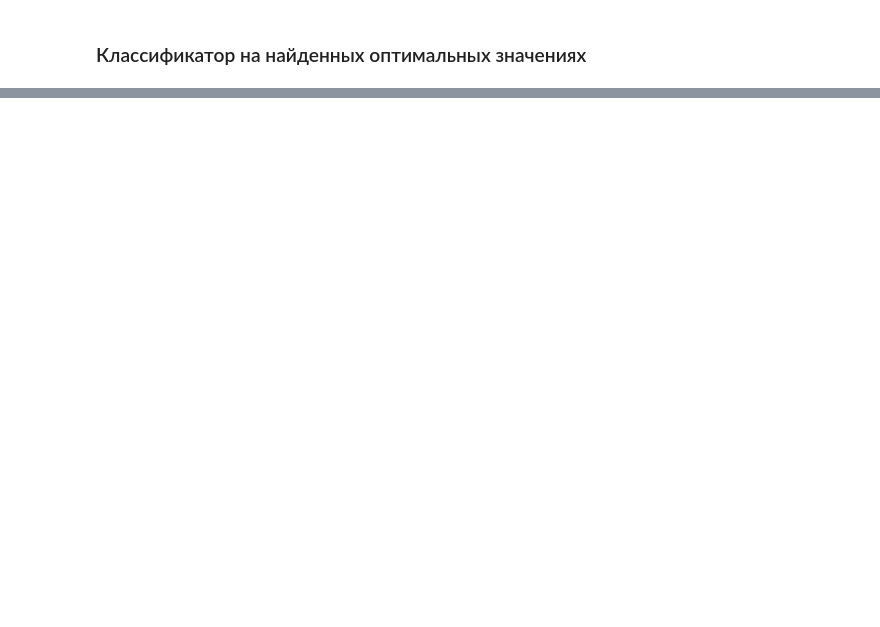
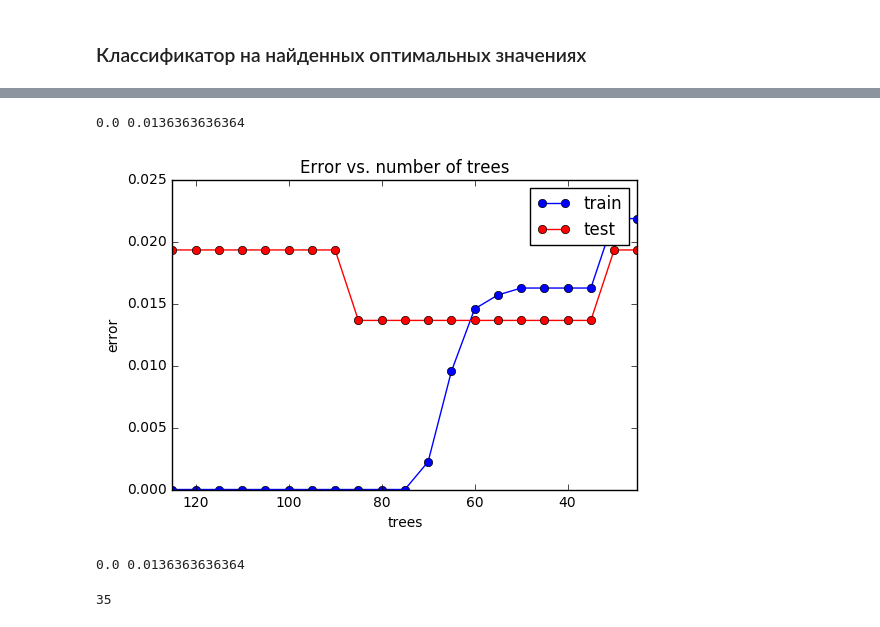
Before and after one commit to ibabaev/MachineLearning, a Jupyter notebook: homework_1.ipynb, the cells around one changed output, grey strips where cells are left out. Drawn from its saved outputs; the diff is of its cells as text; code cells hidden in the pictures; blank space fills up the shorter version.

```diff
--- a/homework_1.ipynb
+++ b/homework_1.ipynb
@@ -670,0 +745,11 @@ print(np.mean(y_train != y_train_pred), np.mean(y_test != y_test_pred))
+# %%
+#На исходном наборе данных с помощью нейронных сетей решается задача классификации,
+#а именно определение занятости комнаты с помощью Extremely Randomized Trees.
+#Разобьем данные на обучающую и тестовую выборки
+
+X_train, X_test, y_train, y_test = train_test_split(X, y, test_size = 0.33, random_state = 42)
+# %%
+#Обучаем классификатор вида Extremely Randomized Trees. Число деревьев = 100
+
+ert = ensemble.ExtraTreesClassifier(n_estimators = 100)
+ert.fit(X_train, y_train)
@@ -670,0 +879,11 @@ print(np.mean(y_train != y_train_pred), np.mean(y_test != y_test_pred))
+# %%
+#На исходном наборе данных с помощью нейронных сетей решается задача классификации,
+#а именно определение занятости комнаты с помощью Gradient Boosted Trees.
+#Разобьем данные на обучающую и тестовую выборки
+
+X_train, X_test, y_train, y_test = train_test_split(X, y, test_size = 0.33, random_state = 42)
+# %%
+#Обучаем классификатор вида Gradient Boosted Trees. Число деревьев = 100
+
+gbt = ensemble.GradientBoostingClassifier(n_estimators = 100)
+gbt.fit(X_train, y_train)
@@ -670,0 +899,47 @@ print(np.mean(y_train != y_train_pred), np.mean(y_test != y_test_pred))
+# %%
+#Считаем среднюю ошибку
+
+err_train = np.mean(y_train != gbt.predict(X_train))
+err_test  = np.mean(y_test  != gbt.predict(X_test))
+
+print(err_train, err_test)
+# %% [output]
+0.0 0.0136363636364
+# %%
+#Построим график зависимости ошибки на обучающей и тестовой выборках.
+
+trees_arr = np.arange(25, 126, 5)
+test_err = []
+train_err = []
+for trees in trees_arr:
+    gbt = ensemble.GradientBoostingClassifier(n_estimators = trees)
+    gbt.fit(X_train, y_train)
+    train_err.append(np.mean(y_train != gbt.predict(X_train)))
+    test_err.append(np.mean(y_test  != gbt.predict(X_test)))
+
+plt.plot(trees_arr, train_err, 'b-o', label = 'train')
+plt.plot(trees_arr, test_err, 'r-o', label = 'test')
+plt.xlim([np.max(trees_arr), np.min(trees_arr)])
+plt.title('Error vs. number of trees')
+plt.xlabel('trees')
+plt.ylabel('error')
+plt.legend()
+pass
+# %% [output]
+[figure, added]
+# %%
+#Минимальное значение ошибки
+
+min_train_err = np.min(train_err)
+min_test_err = np.min(test_err)
+print(min_train_err, min_test_err)
+# %% [output]
+0.0 0.0136363636364
+# %%
+#Оптимальное количество деревьев
+
+trees_opt = trees_arr[test_err == min_test_err]
+trees_opt = trees_opt[0]
+print(trees_opt)
+# %% [output]
+35
```
Also changed, not shown: parts of 25 cells of this notebook.
